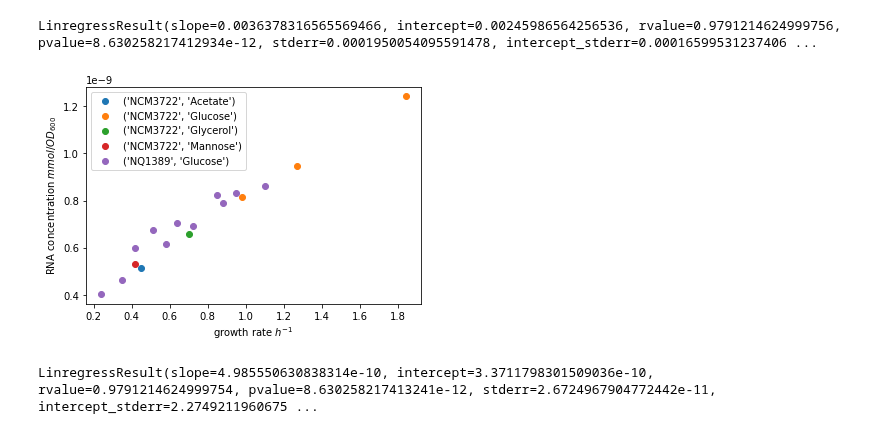
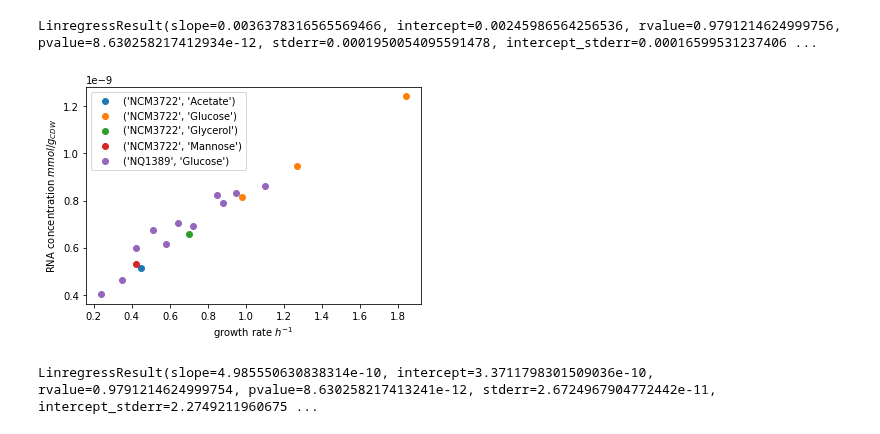
Before and after one commit to iAMB-RWTH-Aachen/PAModelpy, a Jupyter notebook: Scripts/Translation_parameters_estimation.ipynb, the cells around one changed output. Cells and saved outputs as stored; diff of their text form; code cells hidden in the pictures.

```diff
--- a/Scripts/Translation_parameters_estimation.ipynb
+++ b/Scripts/Translation_parameters_estimation.ipynb
@@ -7,5 +22,5 @@ from scipy.stats import norm, sem, linregress
 # %%
-DATA_PATH = os.path.join(os.path.split(os.getcwd())[0], 'Data')
+DATA_PATH = 'Data'
 PARAM_FILE_PATH = os.path.join(DATA_PATH, 'TAModel', 'Balakrishnan-etal_2023_dogma-parameters_tableS6.xlsx')
 RNA_FILE_PATH = os.path.join(DATA_PATH, 'TAModel', 'Balakrishnan-etal_2023_mrna-vs-growth_fig2a.xlsx')
 ECOLI_RIBO_DIAMETER = 26 #nm for Ecoli Zhu et al 1997 DOI:9169230
@@ -139,20 +154,20 @@ LinregressResult(slope=0.0036378316565569466, intercept=0.00245986564256536, rva
 # %%
 avg_mrna_length_ecoli = 750 #nt according to balakrishnan
 mrna_nt_molmass_avg_ecoli = 324.3#Da https://bionumbers.hms.harvard.edu/bionumber.aspx?id=104886&ver=9&trm=mrna+nucleotide+composition&org=
 mrna_avg_molmass = avg_mrna_length_ecoli * mrna_nt_molmass_avg_ecoli
 cell_components_basan=cell_components_basan.assign(mRNA_per_CDW_mmol = lambda x: x['RNA_per_CDW']/(mrna_avg_molmass*1e3))
 
 groups = cell_components_basan.groupby(['Strain', 'C_source'])
 
 fig, ax = plt.subplots()
 for name, group in groups:
     ax.scatter(group['growth_rate'], group['mRNA_per_CDW_mmol'], label=name)
 ax.set_xlabel('growth rate $h^{-1}$')
-ax.set_ylabel('RNA concentration $mmol/OD_{600}$')
+ax.set_ylabel('RNA concentration $mmol/g_{CDW}$')
 plt.legend()
 plt.show()
 # %% [output]
-[figure, old version]
+[figure, new version]
 # %%
 mmol_mrna_vs_mu = linregress(cell_components_basan['growth_rate'], cell_components_basan['mRNA_per_CDW_mmol'])
 mmol_mrna_vs_mu
```
Also changed, not shown: parts of 13 cells of this notebook, 13 other files.
